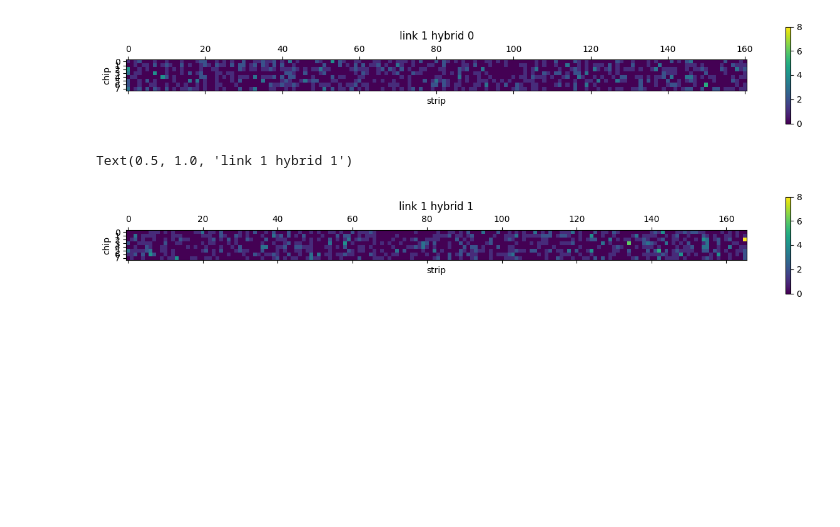
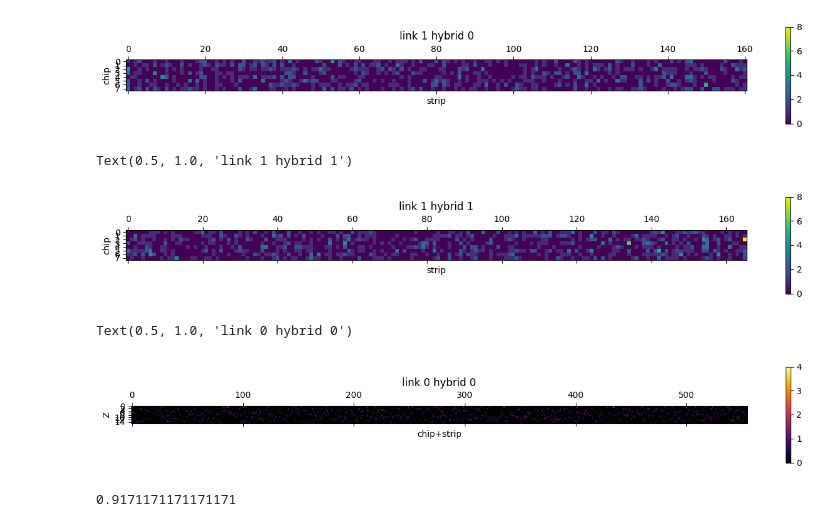
Before and after one commit to amarini/CosmicModuleTest, a Jupyter notebook: plot_simulation.ipynb, the cells around one changed output. Cells and saved outputs as stored; diff of their text form; code cells hidden in the pictures; blank space fills up the shorter version.

```diff
--- a/plot_simulation.ipynb
+++ b/plot_simulation.ipynb
@@ -432,3 +441,20 @@ plt.title("link 1 hybrid 1")
 # %% [output]
 Text(0.5, 1.0, 'link 1 hybrid 1')
 [figure]
+# %%
+singles['strip2'] = singles['chip_id']*240 + singles['strip']
+A=pd.pivot_table(singles[ (singles["link"] == 0) & (singles["hyb"]==0) ][["strip2","Z"]],index = "Z",columns="strip2",aggfunc=len).fillna(0)
+
+plt.matshow(A,vmin=0,vmax=4, cmap='inferno') ## plasma
+plt.colorbar()
+plt.xlabel("chip+strip")
+plt.ylabel("Z")
+plt.title("link 0 hybrid 0")
+# %% [output]
+Text(0.5, 1.0, 'link 0 hybrid 0')
+[figure, added]
+# %%
+B=A.to_numpy().reshape( A.shape[0] * A.shape[1])
+np.sum(B ==0 ) / len(B)
+# %% [output]
+0.9171171171171171
```
Also changed, not shown: parts of 8 cells of this notebook, 2 other files.
